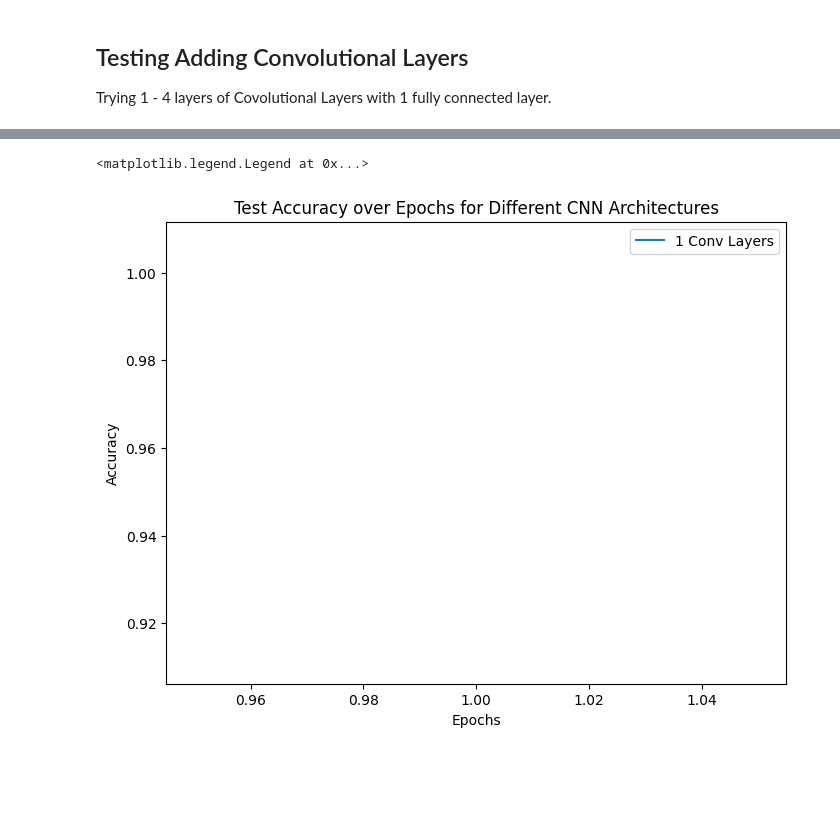
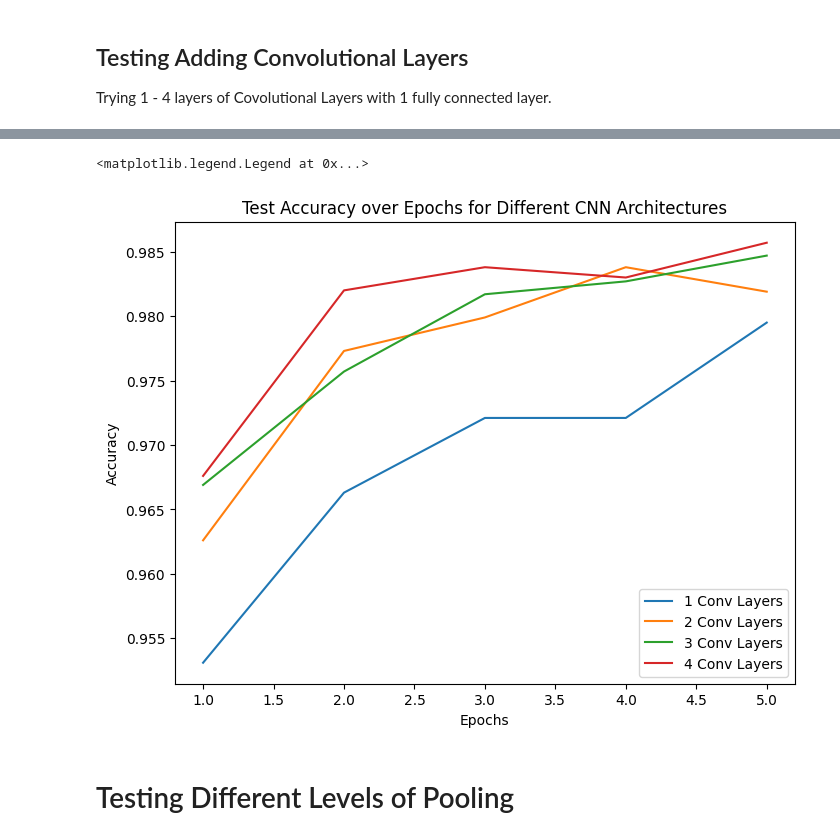
Before and after one commit to rohannair183/SYDE-577-A2-CNN-MNIST, a Jupyter notebook: main.ipynb, the cells around one changed output, grey strips where cells are left out. Drawn from its saved outputs; the diff is of its cells as text; code cells hidden in the pictures; blank space fills up the shorter version.

```diff
--- a/main.ipynb
+++ b/main.ipynb
@@ -159,7 +159,7 @@ import torch.nn.functional as F
 
 class BaselineConvNet(nn.Module):
     def __init__(self):
-        super(BaselineConvNet, self).__init__()
+        super().__init__()
 
         # Convolutional layers with stride for downsampling
         self.conv1 = nn.Conv2d(1, 16, kernel_size=3, padding=1)
@@ -274,10 +274,10 @@ Epoch 10 done. Average test loss = 0.06, average test accuracy = 98.040%
 
 Trying 1 - 4 layers of Covolutional Layers with 1 fully connected layer.
 # %%
-class variable_convolutional_layers_CNN(nn.Module):
+class Variable_Convolution_Layers_CNN(nn.Module):
 
     def __init__(self, num_layers=1):
-        super(variable_convolutional_layers_CNN, self).__init__()
+        super().__init__()
         # Convolutional layers with stride for downsampling
         self.num_layers = num_layers
         self.conv1 = nn.Conv2d(1, 16, kernel_size=3, padding=1)
@@ -308,7 +308,7 @@ training_accuracies, test_accuracies, train_losses, test_losses = [], [], [], []
 
 for i in range(1, MAX_LAYERS + 1):
     print(f"\nTraining CNN with {i} convolutional layers:\n")
-    cnn = variable_convolutional_layers_CNN(num_layers=i)
+    cnn = Variable_Convolution_Layers_CNN(num_layers=i)
     loss_fn = nn.CrossEntropyLoss()
     optimizer = optim.Adam(cnn.parameters(), lr=0.001)
     training_accuracies_i, test_accuracies_i, train_losses_i, test_losses_i = training_loop(model=cnn, loss_fn=loss_fn, optimizer=optimizer, num_epochs=NUM_EPOCHS, learning_rate=0.001, show_plots=False)
@@ -336,3 +348,3 @@ Epoch 1 done. Average test loss = 0.15, average test accuracy = 95.890%
 <matplotlib.legend.Legend at 0x...>
-[figure, old version]
+[figure, new version]
 # %%
@@ -391,3 +402,5 @@ axs[1].set_title("Loss over Epochs for Different CNN Channel Configurations")
 axs[1].set_ylabel("Loss")
 axs[1].legend()
 plt.show()
+# %% [markdown]
+# Testing Different Levels of Pooling
```
Also changed, not shown: parts of 4 cells of this notebook.
